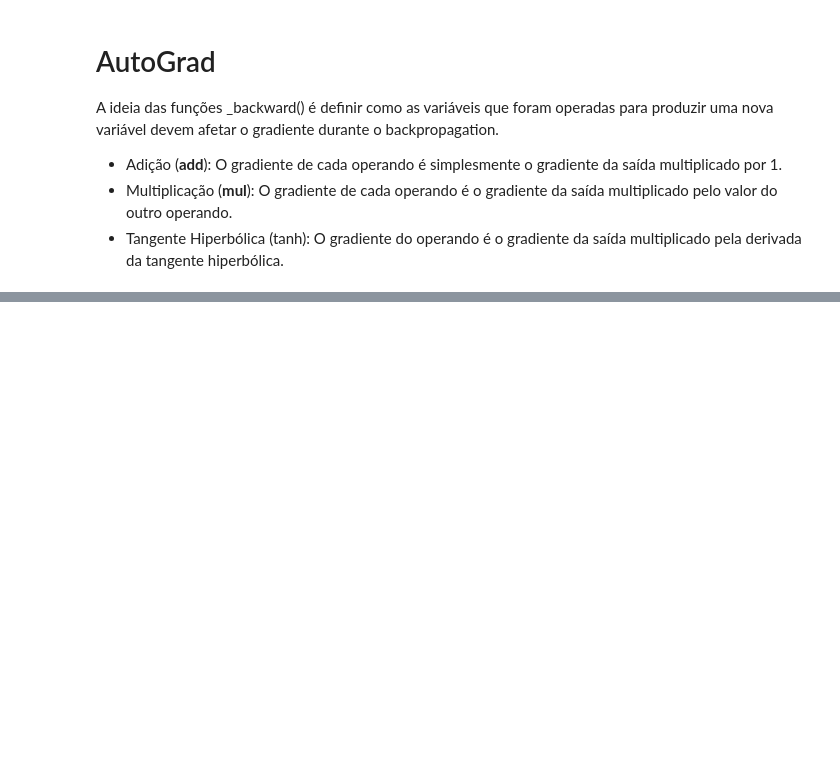
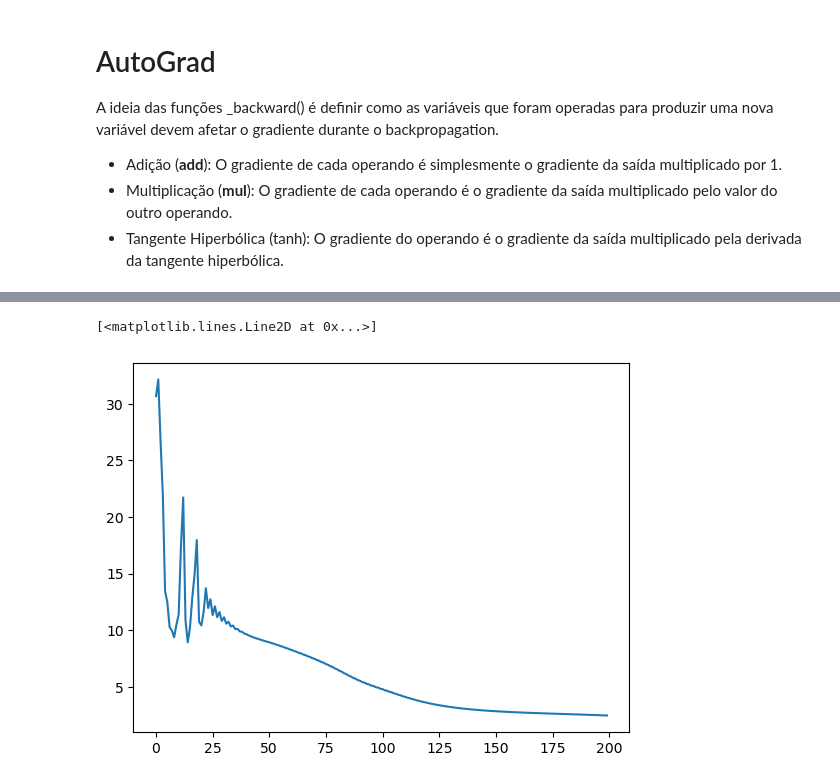
Before and after one commit to GabrielSanchezz/Machine-Learning, a Jupyter notebook: DL Karpathy/Building Micrograd.ipynb, the cells around one changed output, grey strips where cells are left out. Saved outputs shown, nothing was run; the diff lists cells and outputs as text; code cells hidden in the pictures; blank space fills up the shorter version.

```diff
--- a/DL Karpathy/Building Micrograd.ipynb
+++ b/DL Karpathy/Building Micrograd.ipynb
@@ -168,0 +296,6 @@ topo
+# %%
+import matplotlib.pyplot as plt
+plt.plot(fitado)
+# %% [output]
+[<matplotlib.lines.Line2D at 0x...>]
+[figure, added]
```
Also changed, not shown: parts of 14 cells of this notebook.
